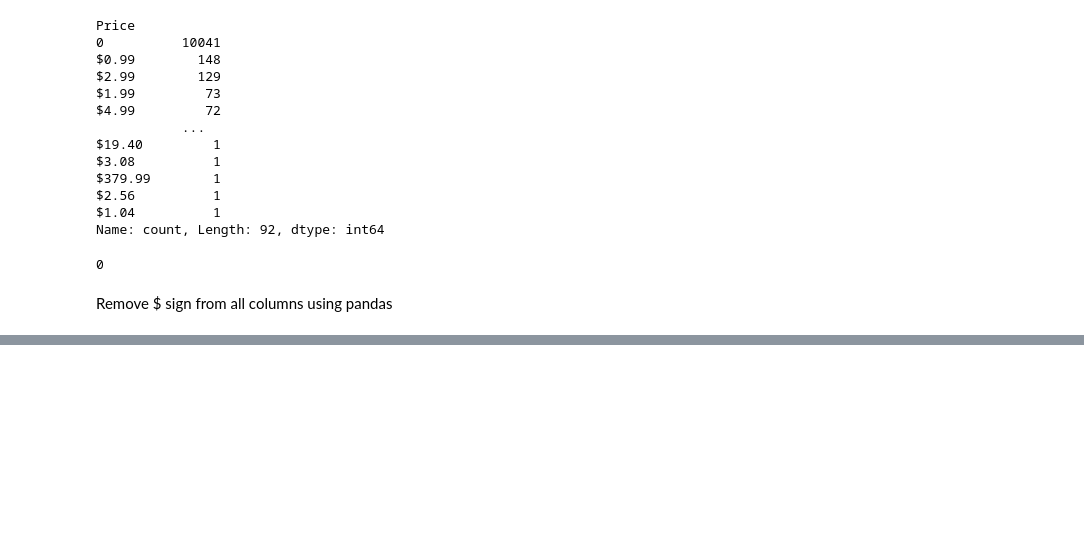
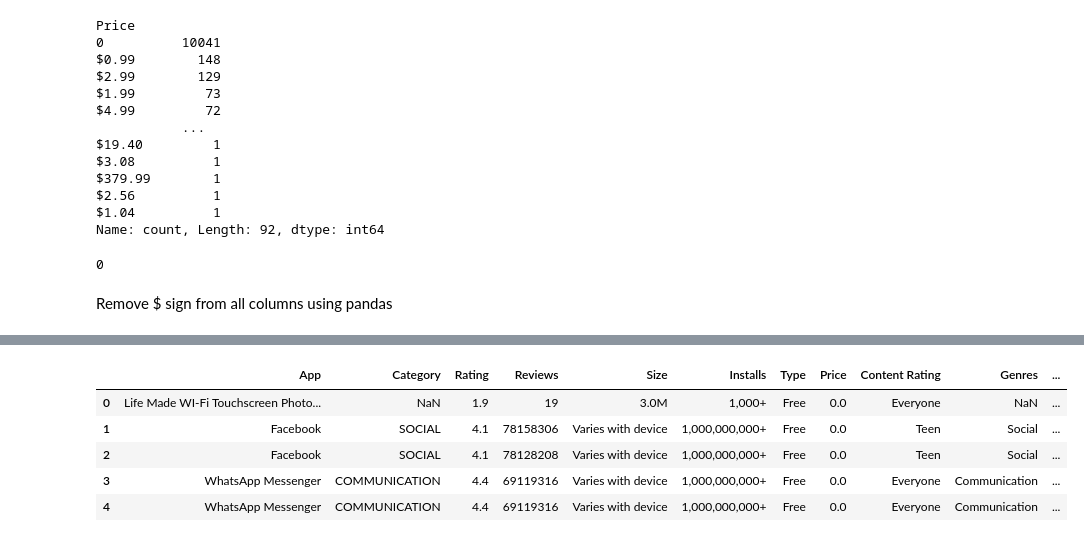
Before and after one commit to Umar885/PKC2023, a Jupyter notebook: project_02/04_kaggle_google_eda.ipynb, the cells around one changed output, grey strips where cells are left out. Saved outputs shown, nothing was run; the diff lists cells and outputs as text; code cells hidden in the pictures; blank space fills up the shorter version.

```diff
--- a/project_02/04_kaggle_google_eda.ipynb
+++ b/project_02/04_kaggle_google_eda.ipynb
@@ -152,3 +166,9 @@ df['Price'].isnull().sum()
 0
 # %% [markdown]
 Remove $ sign from all columns using pandas
+# %%
+df['Price'] = df['Price'].str.replace('$','')
+df['Price'] = pd.to_numeric(df['Price'])
+
+
+df['Price'].value_counts()
@@ -154,0 +189,9 @@ Remove $ sign from all columns using pandas
+# %%
+df.head()
+# %% [output]
+|  | App | Category | Rating | Reviews | Size | Installs | Type | Price | Content Rating | Genres | ... |
+| 0 | Life Made WI-Fi Touchscreen Photo... | NaN | 1.9 | 19 | 3.0M | 1,000+ | Free | 0.0 | Everyone | NaN | ... |
+| 1 | Facebook | SOCIAL | 4.1 | 78158306 | Varies with device | 1,000,000,000+ | Free | 0.0 | Teen | Social | ... |
+| 2 | Facebook | SOCIAL | 4.1 | 78128208 | Varies with device | 1,000,000,000+ | Free | 0.0 | Teen | Social | ... |
+| 3 | WhatsApp Messenger | COMMUNICATION | 4.4 | 69119316 | Varies with device | 1,000,000,000+ | Free | 0.0 | Everyone | Communication | ... |
+| 4 | WhatsApp Messenger | COMMUNICATION | 4.4 | 69119316 | Varies with device | 1,000,000,000+ | Free | 0.0 | Everyone | Communication | ... |
```
Also changed, not shown: parts of 26 cells of this notebook.
